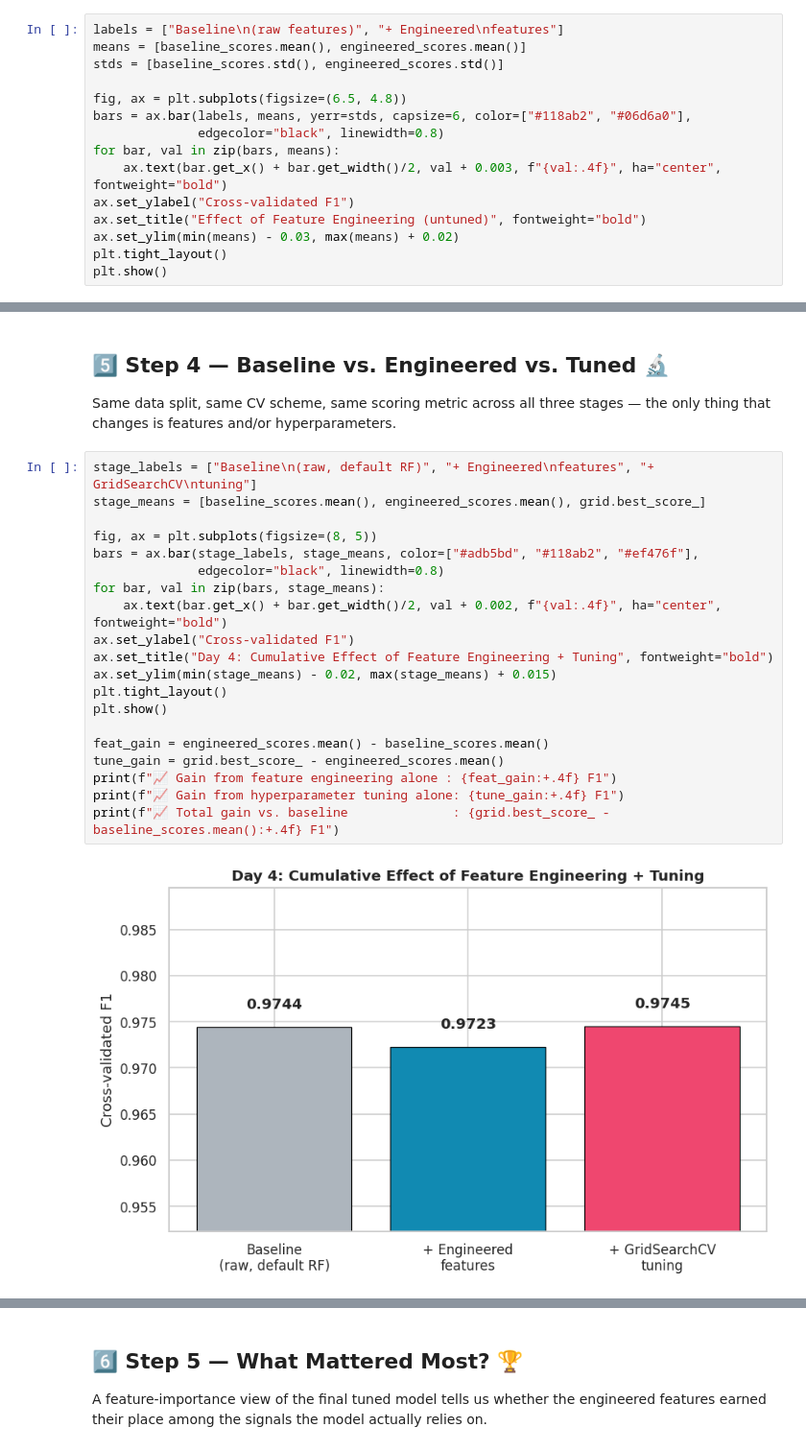
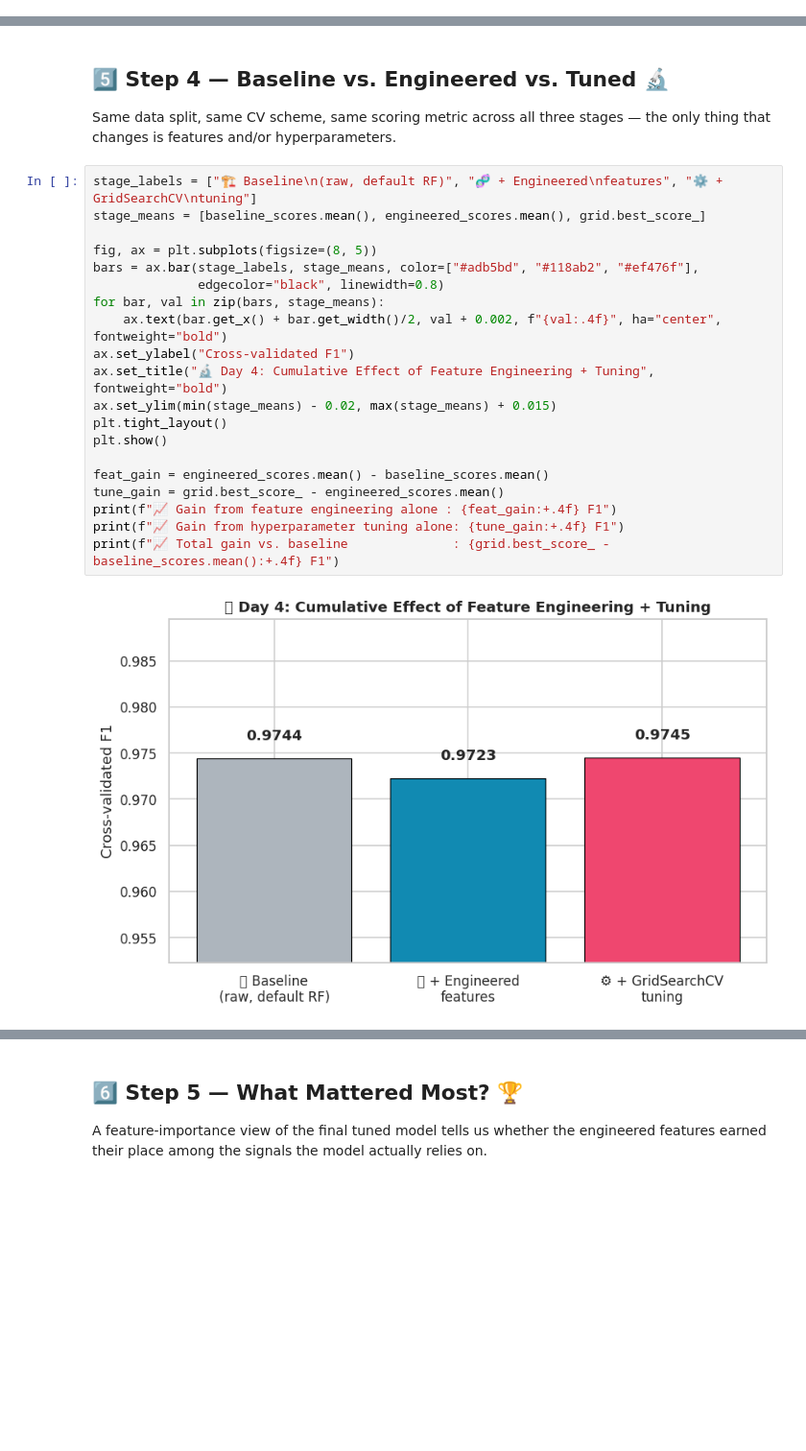
Before and after one commit to zyanshwarb-hue/binx-ai-ml-internship-, a Jupyter notebook: week4/day4/day4.ipynb, the cells around one changed output, grey strips where cells are left out. Shown at 96% size. Drawn from its saved outputs; the diff is of its cells as text; blank space fills up the shorter version.

```diff
--- a/week4/day4/day4.ipynb
+++ b/week4/day4/day4.ipynb
@@ -102,18 +102,3 @@ CV F1 mean = 0.9723  std = 0.0137
 Change vs. baseline: -0.0021 F1
 # %% [markdown]
 ### 📊 Baseline vs. Engineered Features
-# %%
-labels = ["Baseline\n(raw features)", "+ Engineered\nfeatures"]
-means = [baseline_scores.mean(), engineered_scores.mean()]
-stds = [baseline_scores.std(), engineered_scores.std()]
-
-fig, ax = plt.subplots(figsize=(6.5, 4.8))
-bars = ax.bar(labels, means, yerr=stds, capsize=6, color=["#118ab2", "#06d6a0"],
-              edgecolor="black", linewidth=0.8)
-for bar, val in zip(bars, means):
-    ax.text(bar.get_x() + bar.get_width()/2, val + 0.003, f"{val:.4f}", ha="center", fontweight="bold")
-ax.set_ylabel("Cross-validated F1")
-ax.set_title("Effect of Feature Engineering (untuned)", fontweight="bold")
-ax.set_ylim(min(means) - 0.03, max(means) + 0.02)
-plt.tight_layout()
-plt.show()
@@ -150,27 +180,27 @@ Grid size: 36 combinations × 5 folds = 180 model fits
 Same data split, same CV scheme, same scoring metric across all three stages — the only thing that
 changes is features and/or hyperparameters.
 # %%
-stage_labels = ["Baseline\n(raw, default RF)", "+ Engineered\nfeatures", "+ GridSearchCV\ntuning"]
+stage_labels = ["🏗️ Baseline\n(raw, default RF)", "🧬 + Engineered\nfeatures", "⚙️ + GridSearchCV\ntuning"]
 stage_means = [baseline_scores.mean(), engineered_scores.mean(), grid.best_score_]
 
 fig, ax = plt.subplots(figsize=(8, 5))
 bars = ax.bar(stage_labels, stage_means, color=["#adb5bd", "#118ab2", "#ef476f"],
               edgecolor="black", linewidth=0.8)
 for bar, val in zip(bars, stage_means):
     ax.text(bar.get_x() + bar.get_width()/2, val + 0.002, f"{val:.4f}", ha="center", fontweight="bold")
 ax.set_ylabel("Cross-validated F1")
-ax.set_title("Day 4: Cumulative Effect of Feature Engineering + Tuning", fontweight="bold")
+ax.set_title("🔬 Day 4: Cumulative Effect of Feature Engineering + Tuning", fontweight="bold")
 ax.set_ylim(min(stage_means) - 0.02, max(stage_means) + 0.015)
 plt.tight_layout()
 plt.show()
 
 feat_gain = engineered_scores.mean() - baseline_scores.mean()
 tune_gain = grid.best_score_ - engineered_scores.mean()
 print(f"📈 Gain from feature engineering alone : {feat_gain:+.4f} F1")
 print(f"📈 Gain from hyperparameter tuning alone: {tune_gain:+.4f} F1")
 print(f"📈 Total gain vs. baseline              : {grid.best_score_ - baseline_scores.mean():+.4f} F1")
 # %% [output]
-[figure, old version]
+[figure, new version]
 📈 Gain from feature engineering alone : -0.0021 F1
 📈 Gain from hyperparameter tuning alone: +0.0022 F1
 📈 Total gain vs. baseline              : +0.0001 F1
```
Also changed, not shown: parts of 4 cells of this notebook, 2 other files.
